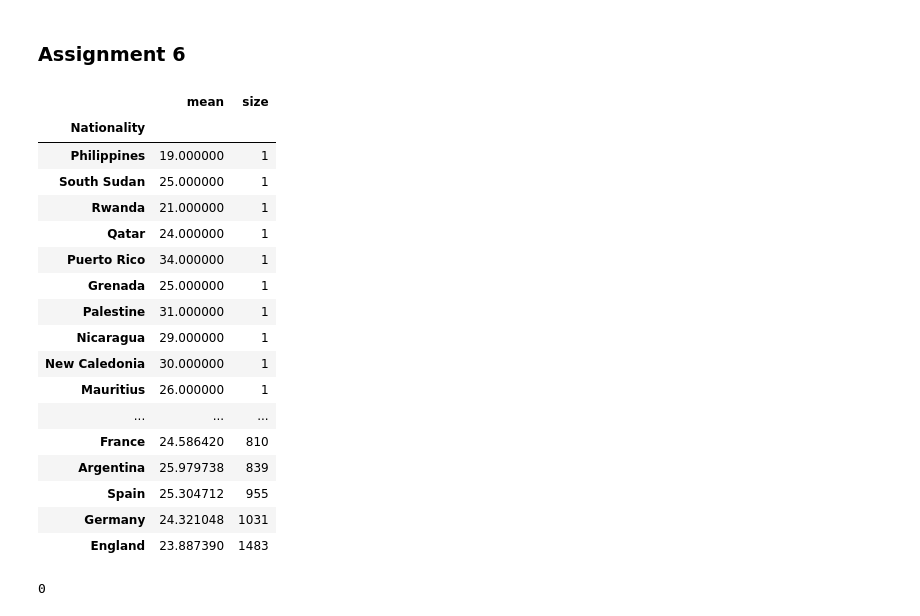
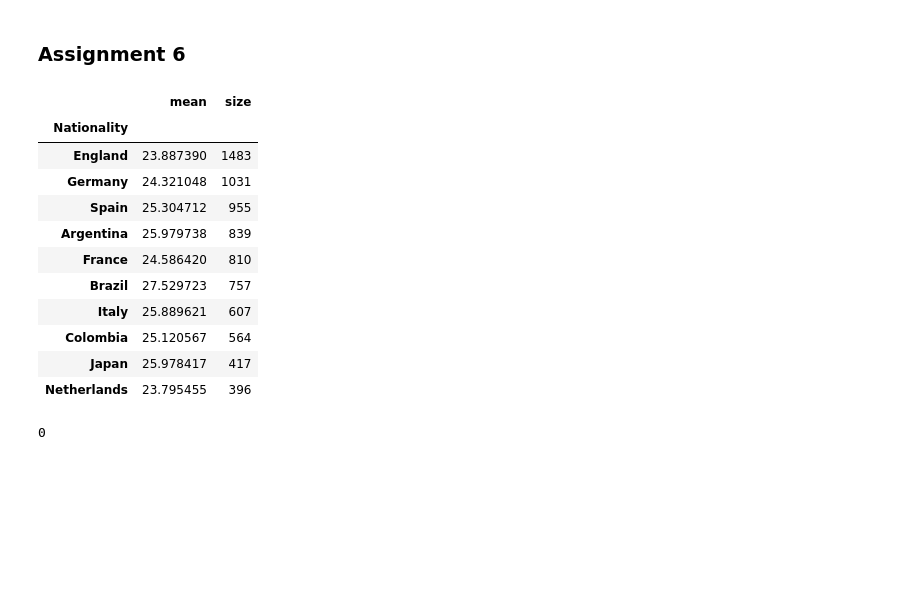
Before and after one commit to HamidBekamiri/EDA_GitHub, a Jupyter notebook: EDA_FIFA_2022.ipynb, the cells around one changed output. Drawn from its saved outputs; the diff is of its cells as text; code cells hidden in the pictures; blank space fills up the shorter version.

```diff
--- a/EDA_FIFA_2022.ipynb
+++ b/EDA_FIFA_2022.ipynb
@@ -681,26 +680,20 @@ Name: Age, dtype: float64
 ### Assignment 6
 # %%
 # Display the average age and count of players for every nationality
-fifadata.groupby(['Nationality'])['Age'].agg([np.mean, np.size]).sort_values(by=['size'], ascending=True)
+fifadata.groupby(['Nationality'])['Age'].agg([np.mean, np.size]).sort_values(by=['size'], ascending=False)[:10]
 # %% [output]
 |  | mean | size |
 | Nationality |  |  |
-| Philippines | 19.000000 | 1 |
-| South Sudan | 25.000000 | 1 |
-| Rwanda | 21.000000 | 1 |
-| Qatar | 24.000000 | 1 |
-| Puerto Rico | 34.000000 | 1 |
-| Grenada | 25.000000 | 1 |
-| Palestine | 31.000000 | 1 |
-| Nicaragua | 29.000000 | 1 |
-| New Caledonia | 30.000000 | 1 |
-| Mauritius | 26.000000 | 1 |
-| ... | ... | ... |
+| England | 23.887390 | 1483 |
+| Germany | 24.321048 | 1031 |
+| Spain | 25.304712 | 955 |
+| Argentina | 25.979738 | 839 |
 | France | 24.586420 | 810 |
-| Argentina | 25.979738 | 839 |
-| Spain | 25.304712 | 955 |
-| Germany | 24.321048 | 1031 |
-| England | 23.887390 | 1483 |
+| Brazil | 27.529723 | 757 |
+| Italy | 25.889621 | 607 |
+| Colombia | 25.120567 | 564 |
+| Japan | 25.978417 | 417 |
+| Netherlands | 23.795455 | 396 |
 # %%
 fifadata.Wage = fifadata.Wage.str[1:-1]
 # %%
```
Also changed, not shown: parts of 16 cells of this notebook.
